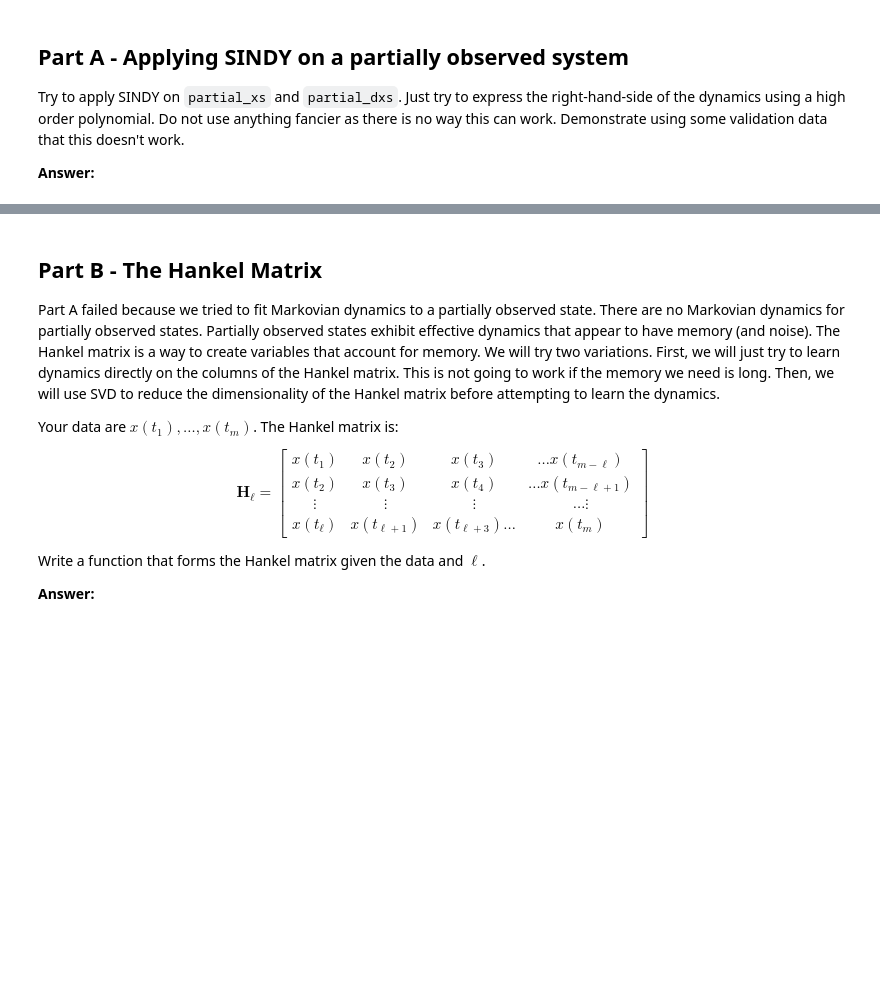
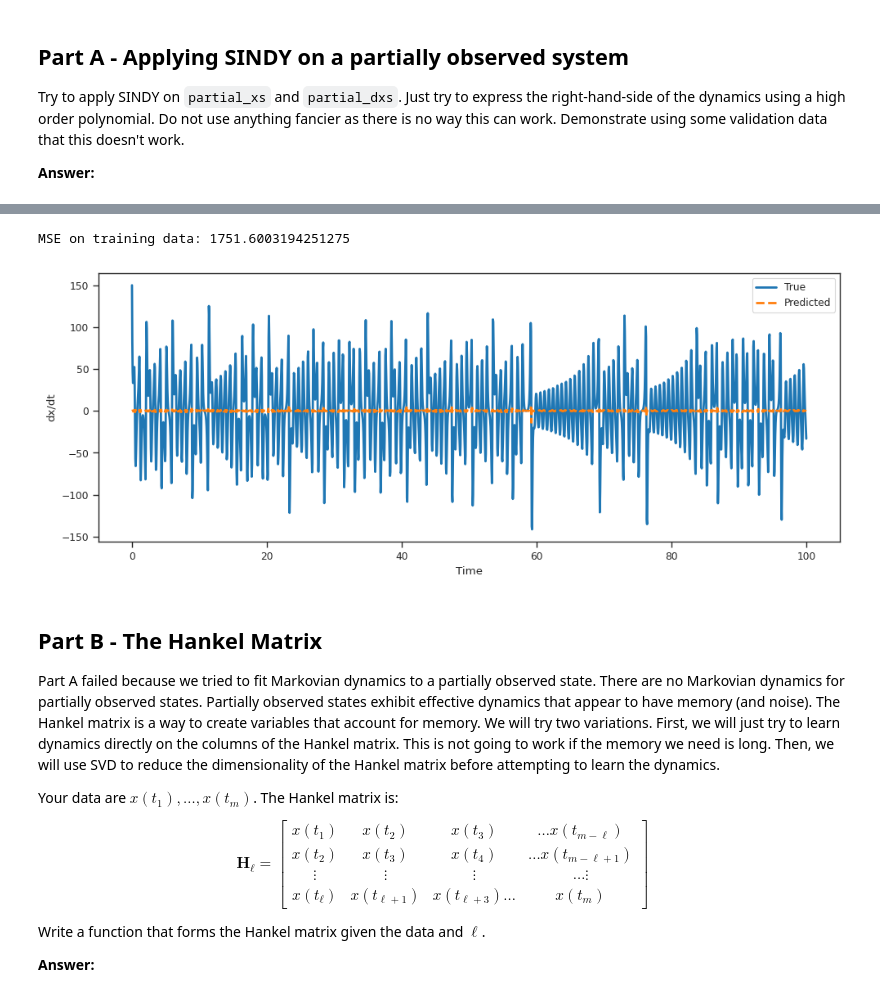
Before and after one commit to Harrydirk41/tiny-shell, a Jupyter notebook: book/homework/07_homework.ipynb, the cells around one changed output, grey strips where cells are left out. Drawn from its saved outputs; the diff is of its cells as text; code cells hidden in the pictures; blank space fills up the shorter version.

```diff
--- a/book/homework/07_homework.ipynb
+++ b/book/homework/07_homework.ipynb
@@ -156,3 +79,32 @@ ValueError: Found input variables with inconsistent numbers of samples: [2000, 3
+# %%
+import numpy as np
+import matplotlib.pyplot as plt
+from sklearn.preprocessing import PolynomialFeatures
+from sklearn.linear_model import LinearRegression
+
+
+partial_xs = xs[:, 0]
+partial_dxs = dxs[:, 0]
+poly_order = 10
+poly = PolynomialFeatures(degree=poly_order, include_bias=False)
+X_poly = poly.fit_transform(partial_xs.reshape(-1, 1))
+
+model = LinearRegression()
+model.fit(X_poly, partial_dxs)
+dxs_pred = model.predict(X_poly)
+mse = np.mean((dxs_pred - partial_dxs) ** 2)
+print(f"MSE on training data: {mse}")
+plt.figure(figsize=(10, 4))
+plt.plot(ts, partial_dxs, label="True", linewidth=2)
+plt.plot(ts, dxs_pred, "--", label="Predicted", linewidth=2)
+plt.xlabel("Time")
+plt.ylabel("dx/dt")
+plt.legend()
+plt.tight_layout()
+plt.show()
+# %% [output]
+MSE on training data: 1751.6003194251275
+[figure, added]
 # %% [markdown]
 ## Part B - The Hankel Matrix
 
```
Also changed, not shown: parts of 29 cells of this notebook.
